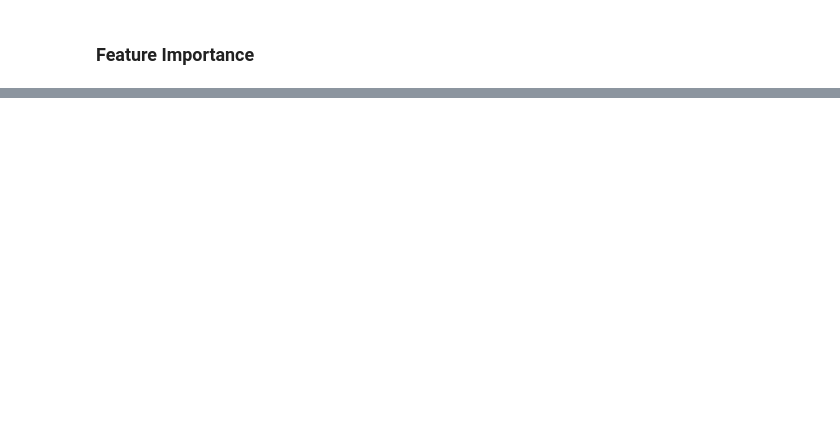
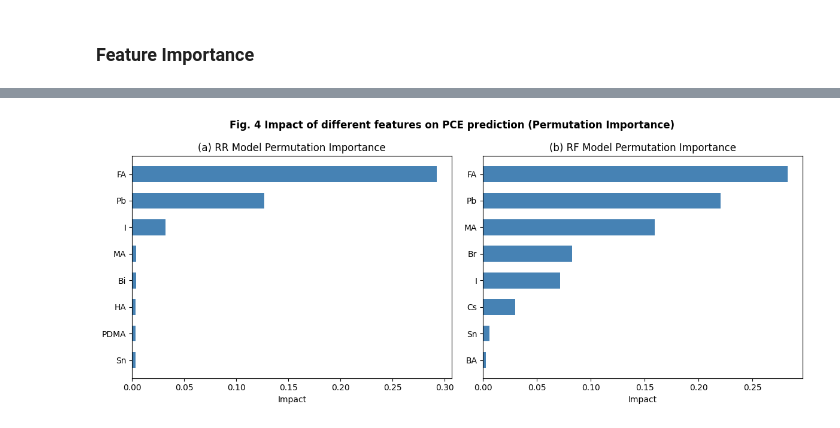
Before and after one commit to drcgreenland/PerovskiteML_project, a Jupyter notebook: Perovskite_modelling.ipynb, the cells around one changed output, grey strips where cells are left out. Drawn from its saved outputs; the diff is of its cells as text; code cells hidden in the pictures; blank space fills up the shorter version.

```diff
--- a/Perovskite_modelling.ipynb
+++ b/Perovskite_modelling.ipynb
@@ -580,0 +1090,86 @@ print(df[['combined_ions', 'combined_coefficients', 'site']].head())
+# %%
+from sklearn.inspection import permutation_importance
+
+# Drop rows in X where the target 'JV_default_PCE' is NaN
+data_cleaned = data_cleaned.dropna(subset=['JV_default_PCE'])
+
+# Prepare features and target
+X = data_cleaned.drop(['JV_default_PCE', 'Cell_stack_sequence', 'Cell_architecture',
+    'Substrate_stack_sequence', 'ETL_stack_sequence', 'HTL_stack_sequence', 'HTL_thickness_list',
+    'Backcontact_stack_sequence', 'Add_lay_front_stack_sequence', 'Add_lay_back_stack_sequence', 'Encapsulation_stack_sequence',
+    'Substrate_thickness', 'ETL_thickness', 'ETL_additives_compounds', 'ETL_additives_concentrations',
+    'Perovskite_additives_compounds', 'Perovskite_additives_concentrations', 'Perovskite_thickness',
+    'HTL_additives_compounds', 'HTL_additives_concentrations',
+    'Backcontact_additives_compounds', 'Backcontact_additives_concentrations',
+    'Add_lay_front', 'Add_lay_front_function', 'Add_lay_front_thickness_list',
+    'Add_lay_front_additives_compounds', 'Add_lay_front_additives_concentrations',
+    'Add_lay_back', 'Add_lay_back_function','Add_lay_back_thickness_list',
+    'Add_lay_back_additives_compounds', 'Add_lay_back_additives_concentrations',
+    'Encapsulation', 'Layer Type', 'combined_ions', 'combined_coefficients', 'combined_sites'], axis=1)
+
+y = data_cleaned['JV_default_PCE']
+
+# Split the data
+X_train, X_test, y_train, y_test = train_test_split(X, y, test_size=0.2, random_state=42)
+
+# Train Ridge Regression model
+rr_model = Ridge()
+rr_model.fit(X_train, y_train)
+
+# Train Random Forest model
+rf_model = RandomForestRegressor(random_state=42)
+rf_model.fit(X_train, y_train)
+
+# --- Permutation Feature Importance for Ridge Regression ---
+rr_perm_importance = permutation_importance(rr_model, X_test, y_test, n_repeats=3, random_state=42, n_jobs=-1)
+
+# Create DataFrame for RR permutation importance
+rr_perm_importance_df = pd.DataFrame({
+    'feature': X.columns,
+    'importance': rr_perm_importance.importances_mean
+})
+
+# Sort by importance
+rr_perm_importance_df = rr_perm_importance_df.sort_values('importance', ascending=False).head(8)
+
+# --- Permutation Feature Importance for Random Forest ---
+rf_perm_importance = permutation_importance(rf_model, X_test, y_test, n_repeats=3, random_state=42, n_jobs=-1)
+
+# Create DataFrame for RF permutation importance
+rf_perm_importance_df = pd.DataFrame({
+    'feature': X.columns,
+    'importance': rf_perm_importance.importances_mean
+})
+
+# Sort by importance
+rf_perm_importance_df = rf_perm_importance_df.sort_values('importance', ascending=False).head(8)
+
+# Create subplots
+fig, (ax1, ax2) = plt.subplots(1, 2, figsize=(12, 5))
+
+# Plot for RR model
+ax1.barh(rr_perm_importance_df['feature'], rr_perm_importance_df['importance'], color='steelblue', height=0.6)
+ax1.set_xlabel('Impact')
+ax1.set_title('(a) RR Model Permutation Importance')
+ax1.invert_yaxis()  # Invert y-axis to match the image
+
+# Plot for RF model
+ax2.barh(rf_perm_importance_df['feature'], rf_perm_importance_df['importance'], color='steelblue', height=0.6)
+ax2.set_xlabel('Impact')
+ax2.set_title('(b) RF Model Permutation Importance')
+ax2.invert_yaxis()  # Invert y-axis to match the image
+
+# Add overall title
+fig.suptitle('Fig. 4 Impact of different features on PCE prediction (Permutation Importance)', fontsize=12, fontweight='bold')
+
+# Adjust layout and save
+plt.tight_layout()
+plt.show()
+
+# Print feature importances
+print("Ridge Regression Permutation Feature Importance:")
+print(rr_perm_importance_df)
+print("\nRandom Forest Permutation Feature Importance:")
+print(rf_perm_importance_df)
+# %% [output]
+[figure, added]
```
Also changed, not shown: parts of 31 cells of this notebook.
